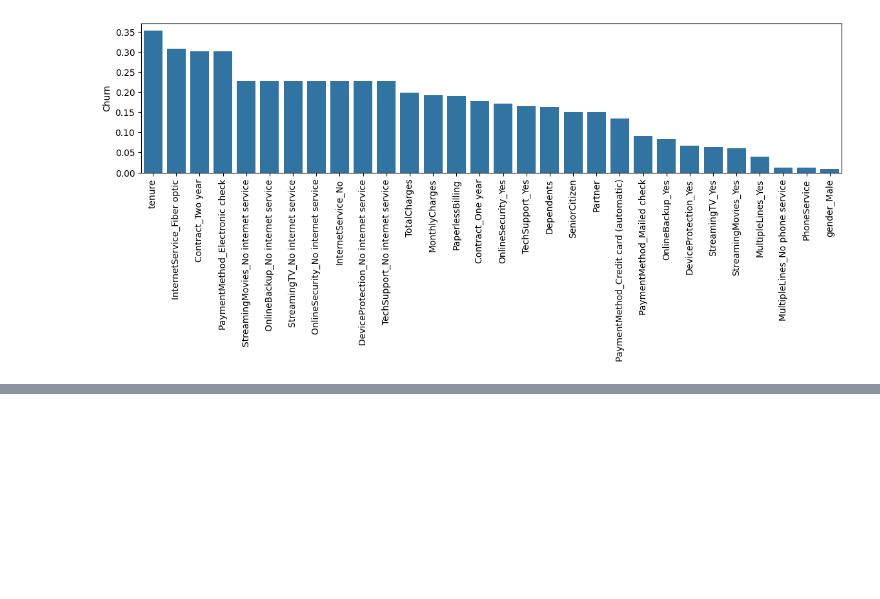
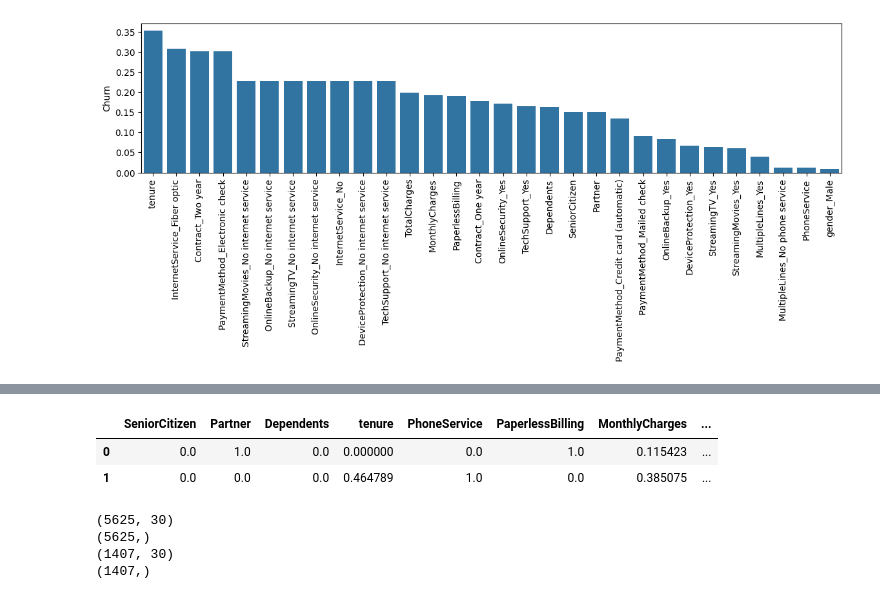
Before and after one commit to HimanshuChoudhary3004/Telecome_churn-Azure-ML-SDK-project, a Jupyter notebook: experiments.ipynb, the cells around one changed output, grey strips where cells are left out. Saved outputs shown, nothing was run; the diff lists cells and outputs as text; code cells hidden in the pictures; blank space fills up the shorter version.

```diff
--- a/experiments.ipynb
+++ b/experiments.ipynb
@@ -195,0 +174,6 @@ myenv.register(workspace=ws)
+# %%
+noramlized_data.head(2)
+# %% [output]
+|  | SeniorCitizen | Partner | Dependents | tenure | PhoneService | PaperlessBilling | MonthlyCharges | ... |
+| 0 | 0.0 | 1.0 | 0.0 | 0.000000 | 0.0 | 1.0 | 0.115423 | ... |
+| 1 | 0.0 | 0.0 | 0.0 | 0.464789 | 1.0 | 0.0 | 0.385075 | ... |
@@ -195,0 +189,11 @@ myenv.register(workspace=ws)
+# %%
+print(X_train.shape)
+print(y_train.shape)
+
+print(X_test.shape)
+print(y_test.shape)
+# %% [output]
+(5625, 30)
+(5625,)
+(1407, 30)
+(1407,)
```
Also changed, not shown: parts of 6 cells of this notebook, 4 other files.
